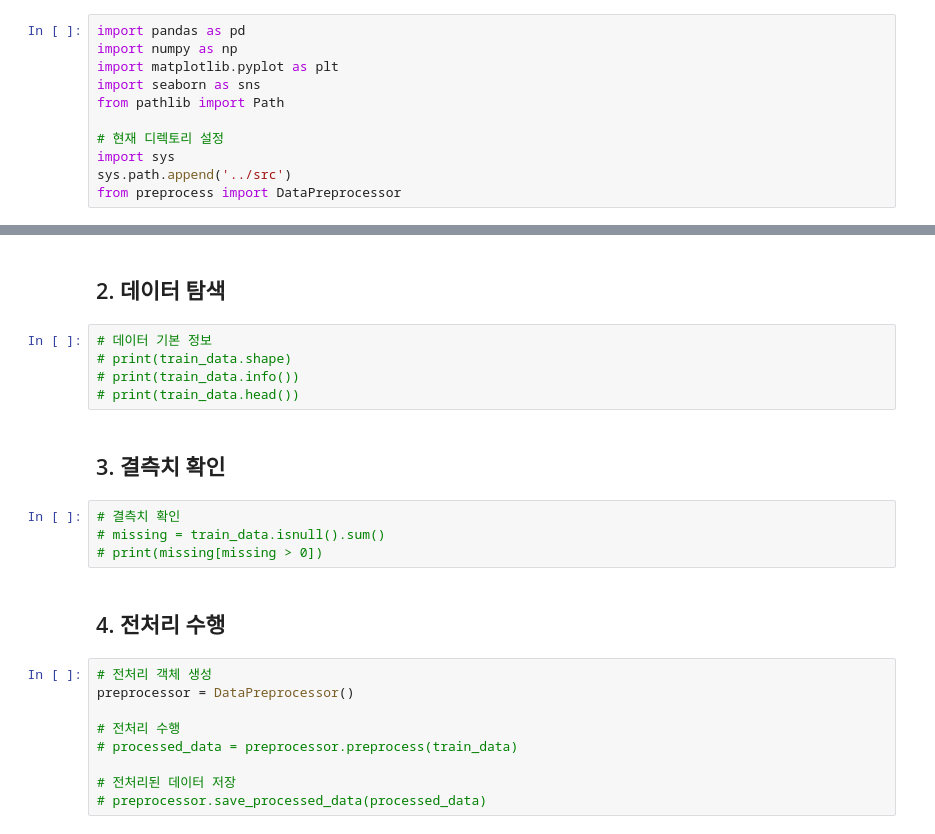
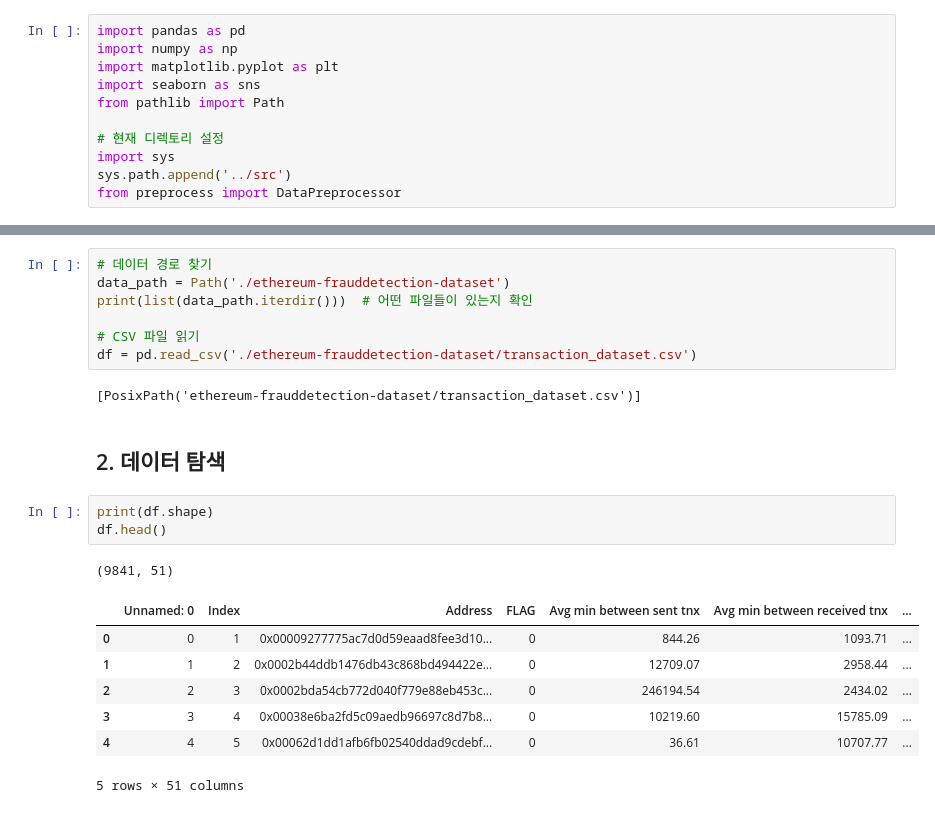
Before and after one commit to paran-needless-to-say/MPOcryptoML, a Jupyter notebook: notebooks/01_exploration.ipynb, the cells around one changed output, grey strips where cells are left out. Drawn from its saved outputs; the diff is of its cells as text.

```diff
--- a/notebooks/01_exploration.ipynb
+++ b/notebooks/01_exploration.ipynb
@@ -26,24 +29,23 @@ from preprocess import DataPreprocessor
+# %%
+# 데이터 경로 찾기
+data_path = Path('./ethereum-frauddetection-dataset')
+print(list(data_path.iterdir()))  # 어떤 파일들이 있는지 확인
+
+# CSV 파일 읽기
+df = pd.read_csv('./ethereum-frauddetection-dataset/transaction_dataset.csv')
+# %% [output]
+[PosixPath('ethereum-frauddetection-dataset/transaction_dataset.csv')]
 # %% [markdown]
 ## 2. 데이터 탐색
-# %%
-# 데이터 기본 정보
-# print(train_data.shape)
-# print(train_data.info())
-# print(train_data.head())
-# %% [markdown]
-## 3. 결측치 확인
-# %%
-# 결측치 확인
-# missing = train_data.isnull().sum()
-# print(missing[missing > 0])
-# %% [markdown]
-## 4. 전처리 수행
-# %%
-# 전처리 객체 생성
-preprocessor = DataPreprocessor()
-
-# 전처리 수행
-# processed_data = preprocessor.preprocess(train_data)
-
-# 전처리된 데이터 저장
-# preprocessor.save_processed_data(processed_data)
+# %%
+print(df.shape)
+df.head()
+# %% [output]
+(9841, 51)
+|  | Unnamed: 0 | Index | Address | FLAG | Avg min between sent tnx | Avg min between received tnx | ... |
+| 0 | 0 | 1 | 0x00009277775ac7d0d59eaad8fee3d10... | 0 | 844.26 | 1093.71 | ... |
+| 1 | 1 | 2 | 0x0002b44ddb1476db43c868bd494422e... | 0 | 12709.07 | 2958.44 | ... |
+| 2 | 2 | 3 | 0x0002bda54cb772d040f779e88eb453c... | 0 | 246194.54 | 2434.02 | ... |
+| 3 | 3 | 4 | 0x00038e6ba2fd5c09aedb96697c8d7b8... | 0 | 10219.60 | 15785.09 | ... |
+| 4 | 4 | 5 | 0x00062d1dd1afb6fb02540ddad9cdebf... | 0 | 36.61 | 10707.77 | ... |
+5 rows × 51 columns
```
Also changed, not shown: parts of 10 cells of this notebook, 50 other files.
